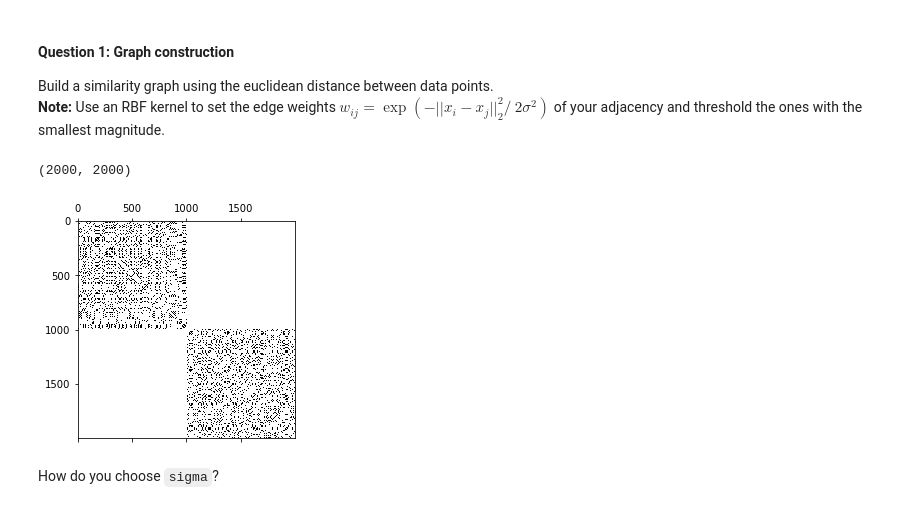
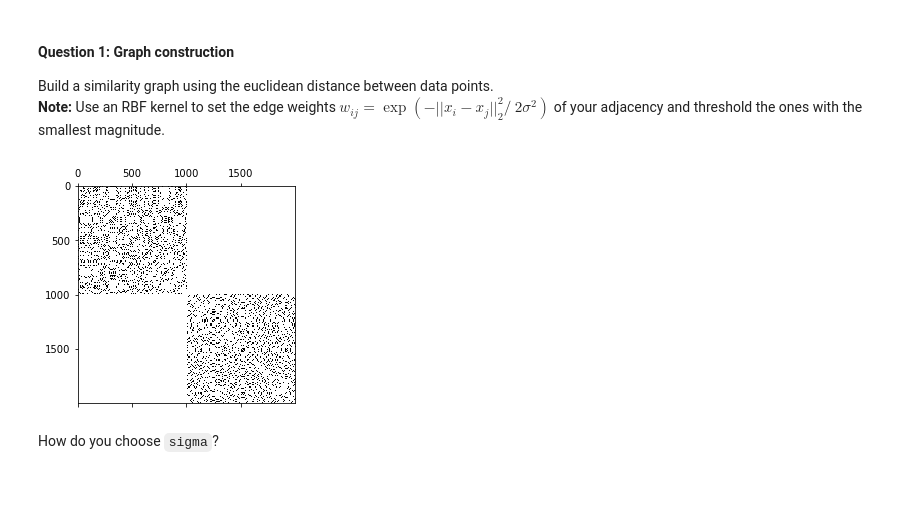
Before and after one commit to Sytta/ntds_2019, a Jupyter notebook: assignments/2_learning_with_graphs.ipynb, the cells around one changed output. Drawn from its saved outputs; the diff is of its cells as text; code cells hidden in the pictures.

```diff
--- a/assignments/2_learning_with_graphs.ipynb
+++ b/assignments/2_learning_with_graphs.ipynb
@@ -73,18 +73,30 @@ def epsilon_similarity_graph(X: np.ndarray, sigma=1, epsilon=0):
     # Your code here
     pairwise_dists = squareform(pdist(X,'euclidean'))
     adjacency = np.exp(-pairwise_dists**2/(2*sigma**2))
-    print(pairwise_dists.shape)
+
+    # Since every time two moons graph regenerated,
+    # the minimum distance of two point in different classes will be changed
+    # so epsilon also need to be changed to maintain a good graph
+    dist = pairwise_dists.copy()
+    ind_0 = np.sort(np.argwhere(Y==0).flatten())
+    ind_1 = np.sort(np.argwhere(Y==1).flatten())
+
+    e_tmp = np.amin(dist[ind_0][:,ind_1])
+    e_tmp = float("{0:.2f}".format(e_tmp))
+    if e_tmp!=epsilon:
+        epsilon = e_tmp
+
+#     print(pairwise_dists.shape)
     adjacency[pairwise_dists>epsilon] = 0
     N = X.shape[0]
     adjacency -= np.identity(N)
     return adjacency
 # %%
-adjacency = epsilon_similarity_graph(X, sigma=3, epsilon=0.69)
+adjacency = epsilon_similarity_graph(X, sigma=3.5, epsilon=0.71)
 plt.spy(adjacency)
 plt.show()
 # %% [output]
-(2000, 2000)
-[figure, old version]
+[figure, new version]
 # %% [markdown]
 How do you choose `sigma`?
 # %% [markdown]
```
Also changed, not shown: parts of 6 cells of this notebook.
